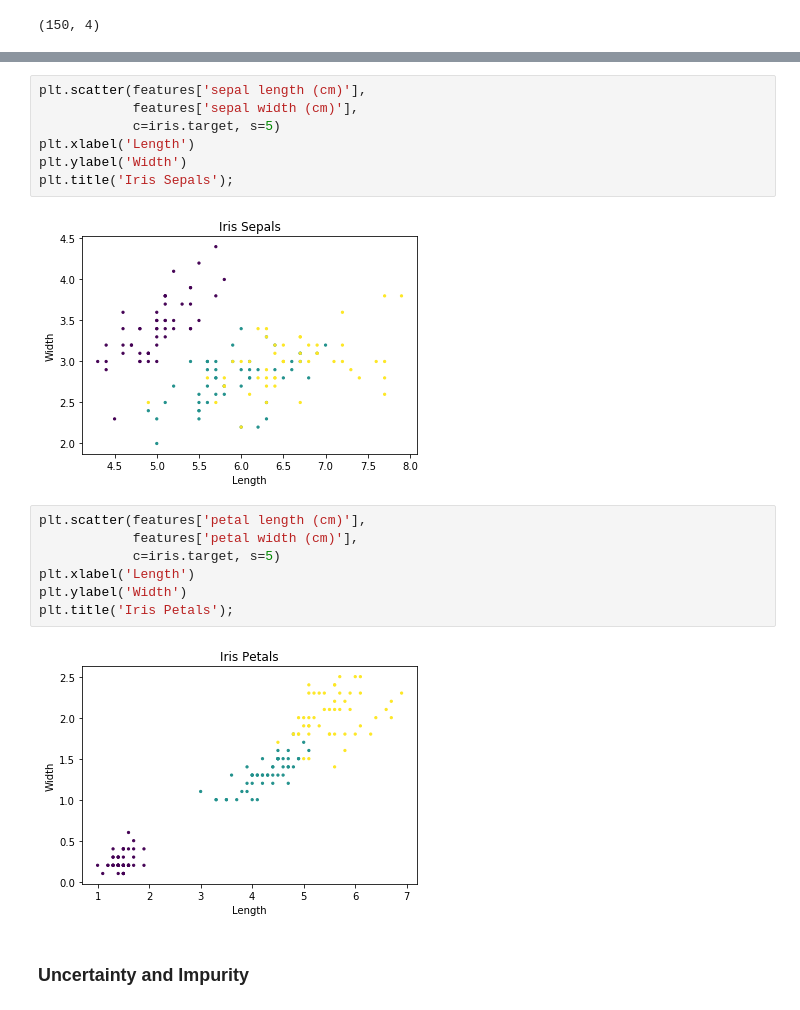
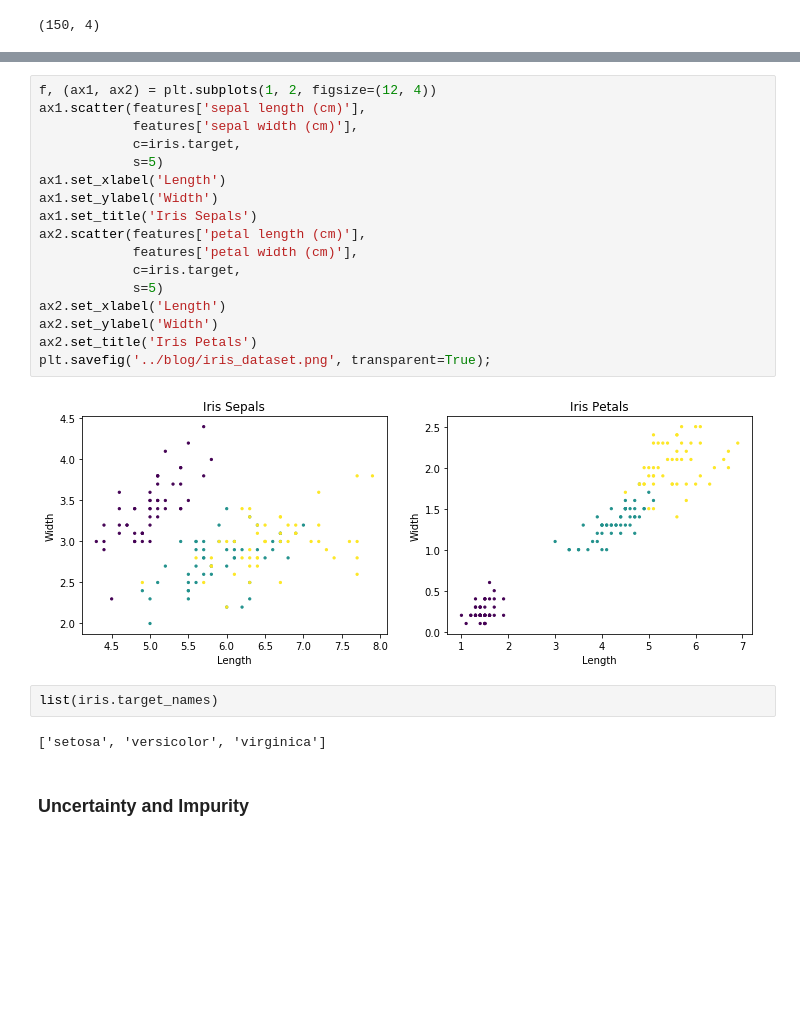
Before and after one commit to gambingo/machine-learning, a Jupyter notebook: Classification/CART/notebooks/decision-trees.ipynb, the cells around one changed output, grey strips where cells are left out. Drawn from its saved outputs; the diff is of its cells as text; blank space fills up the shorter version.

Commit message:
publishing blog

```diff
--- a/Classification/CART/notebooks/decision-trees.ipynb
+++ b/Classification/CART/notebooks/decision-trees.ipynb
@@ -37,20 +31,25 @@ iris.feature_names
-# %%
-plt.scatter(features['sepal length (cm)'],
-            features['sepal width (cm)'],
-            c=iris.target, s=5)
-plt.xlabel('Length')
-plt.ylabel('Width')
-plt.title('Iris Sepals');
-# %% [output]
-[figure, removed]
-# %%
-plt.scatter(features['petal length (cm)'],
-            features['petal width (cm)'],
-            c=iris.target, s=5)
-plt.xlabel('Length')
-plt.ylabel('Width')
-plt.title('Iris Petals');
-# %% [output]
-[figure, removed]
+# %%
+f, (ax1, ax2) = plt.subplots(1, 2, figsize=(12, 4))
+ax1.scatter(features['sepal length (cm)'],
+            features['sepal width (cm)'],
+            c=iris.target,
+            s=5)
+ax1.set_xlabel('Length')
+ax1.set_ylabel('Width')
+ax1.set_title('Iris Sepals')
+ax2.scatter(features['petal length (cm)'],
+            features['petal width (cm)'],
+            c=iris.target,
+            s=5)
+ax2.set_xlabel('Length')
+ax2.set_ylabel('Width')
+ax2.set_title('Iris Petals')
+plt.savefig('../blog/iris_dataset.png', transparent=True);
+# %% [output]
+[figure, added]
+# %%
+list(iris.target_names)
+# %% [output]
+['setosa', 'versicolor', 'virginica']
 # %% [markdown]
 ### Uncertainty and Impurity
```
Also changed, not shown: parts of 18 cells of this notebook, 1 other file.
